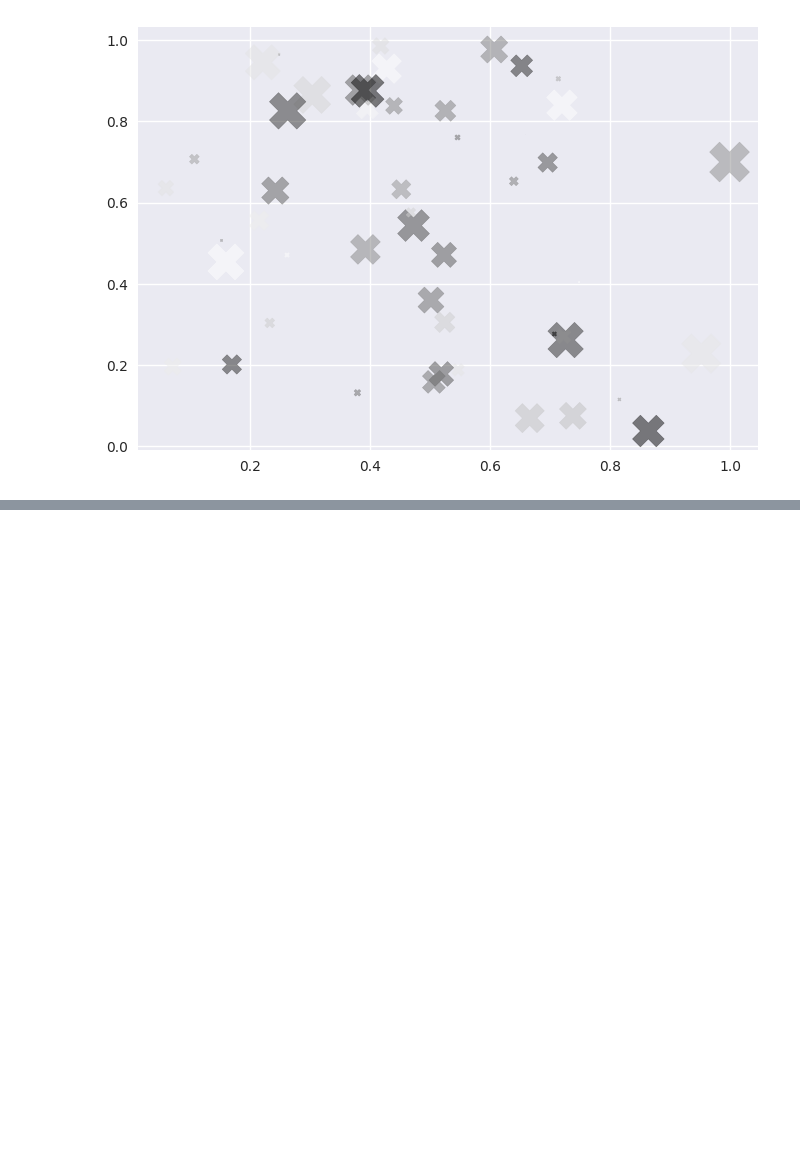
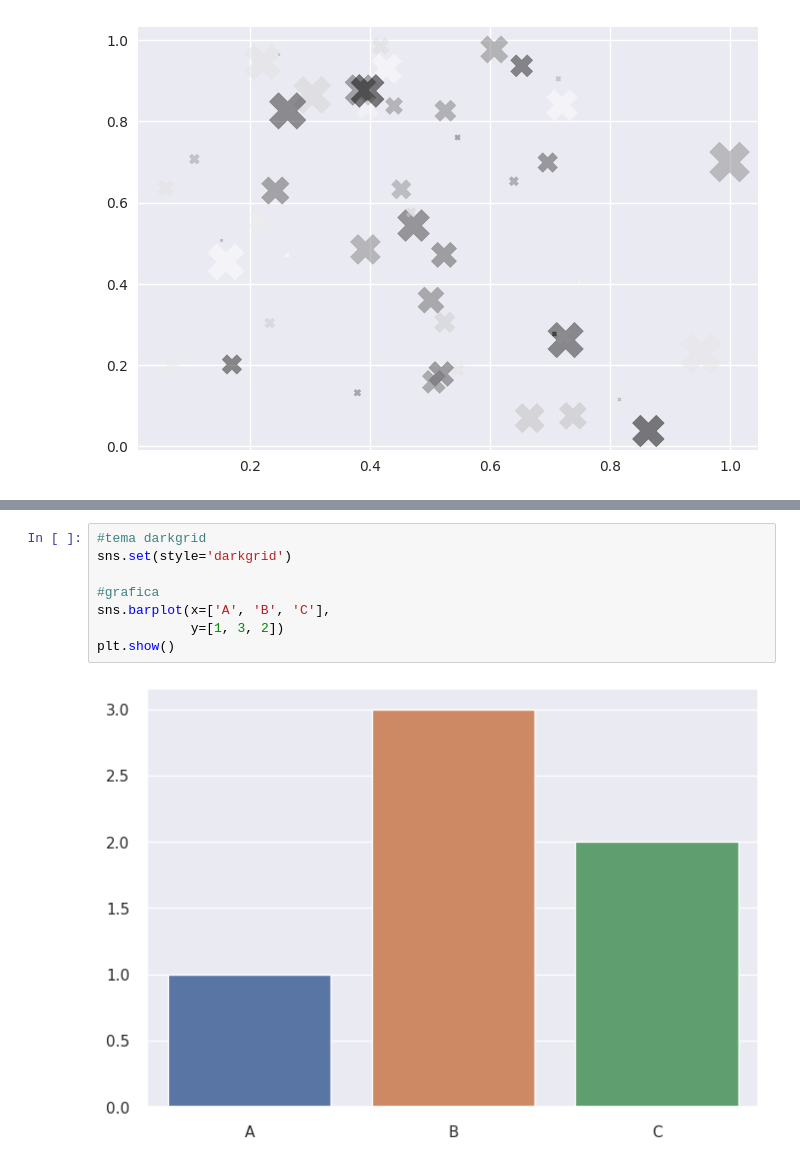
Before and after one commit to M-Alejo/matplot_seaborn, a Jupyter notebook: visualizacion.ipynb, the cells around one changed output, grey strips where cells are left out. Cells and saved outputs as stored; diff of their text form; blank space fills up the shorter version.

```diff
--- a/visualizacion.ipynb
+++ b/visualizacion.ipynb
@@ -494,0 +524,10 @@ plt.show()
+# %%
+#tema darkgrid
+sns.set(style='darkgrid')
+
+#grafica
+sns.barplot(x=['A', 'B', 'C'],
+            y=[1, 3, 2])
+plt.show()
+# %% [output]
+[figure, added]
```
Also changed, not shown: parts of 8 cells of this notebook, 1 other file.
